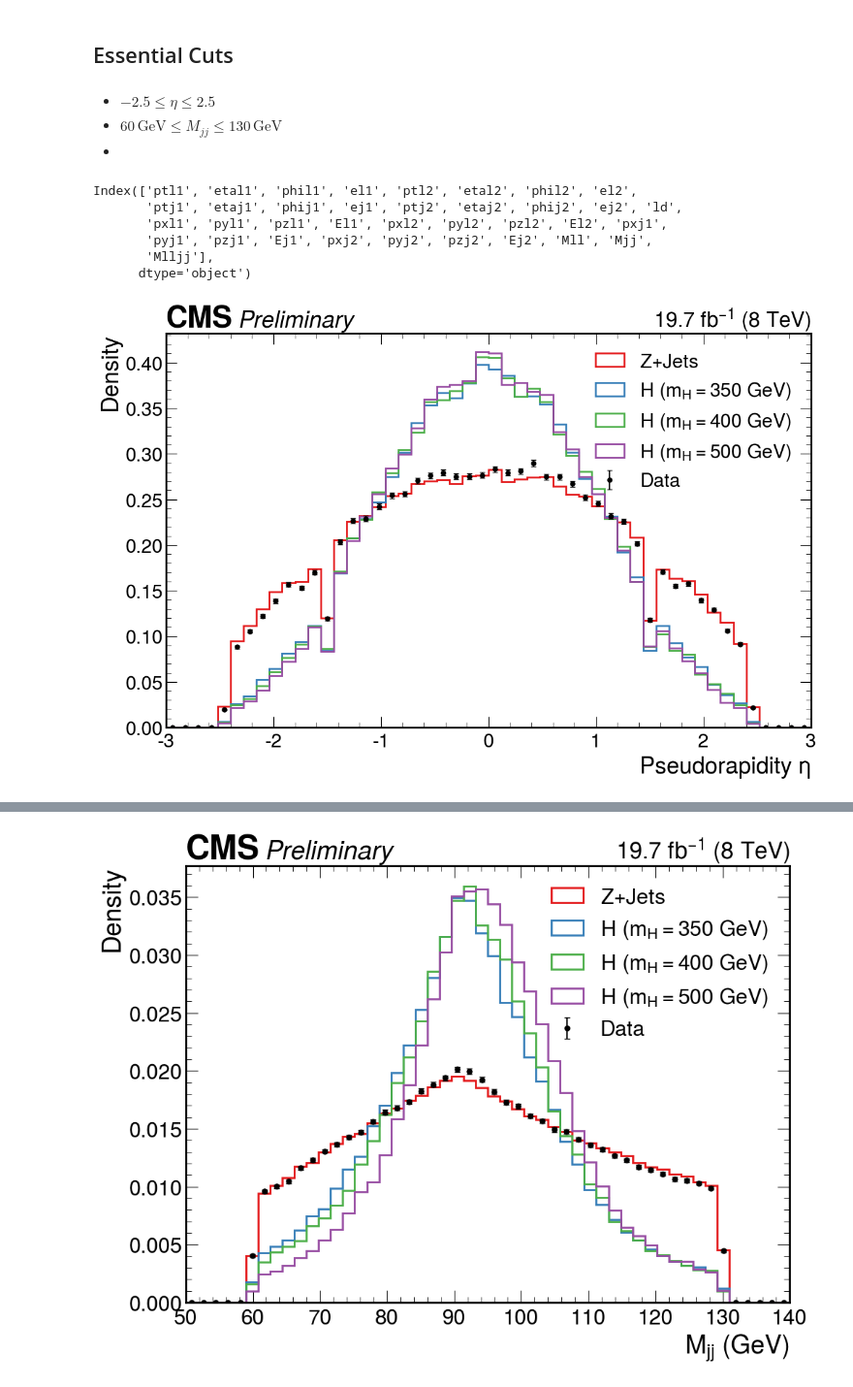
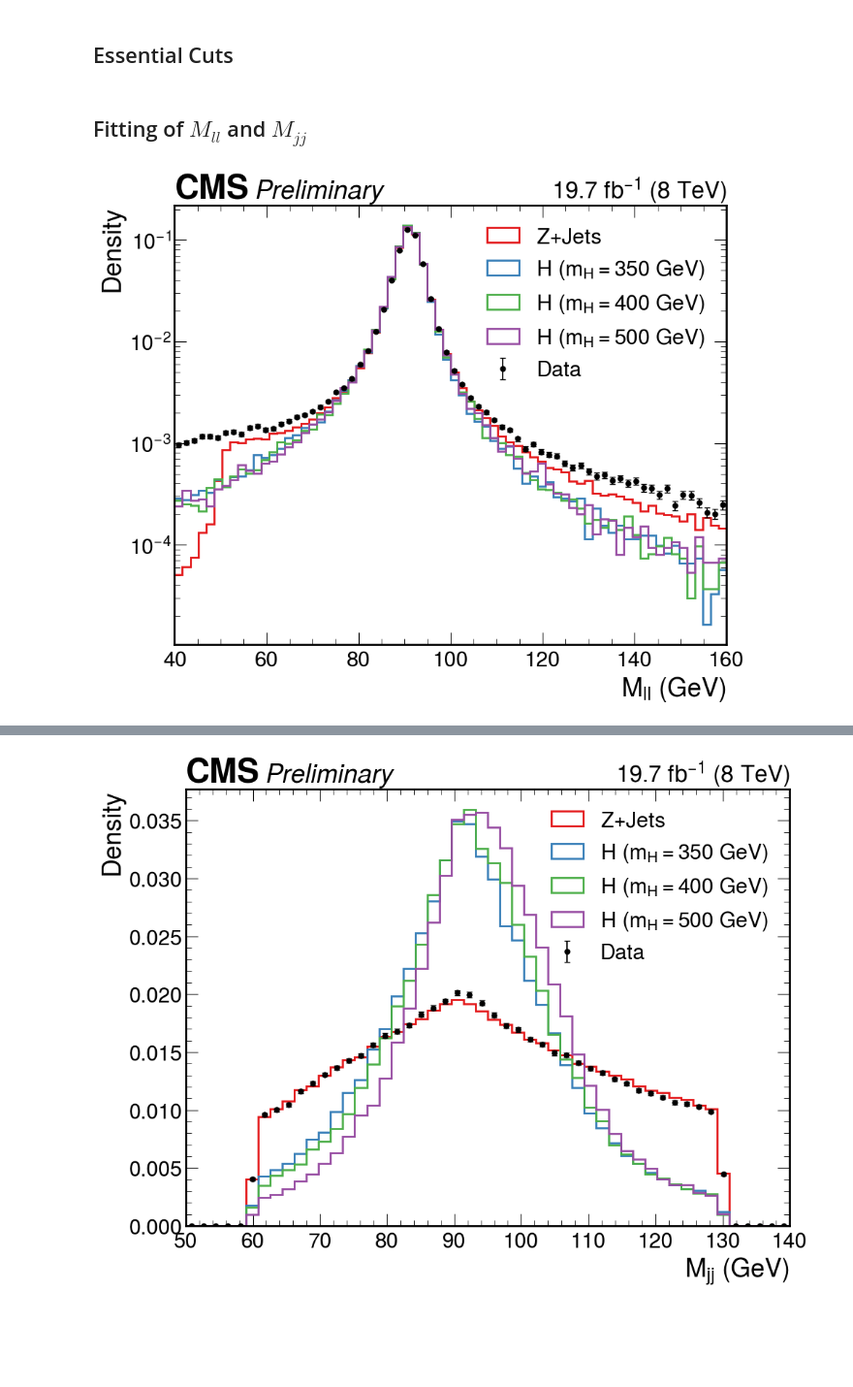
Before and after one commit to Diego-gt-phys/ExP-CMS, a Jupyter notebook: NewHiggs2l2j.ipynb, the cells around one changed output, grey strips where cells are left out. Shown at 97% size. Saved outputs shown, nothing was run; the diff lists cells and outputs as text; code cells hidden in the pictures; blank space fills up the shorter version.

```diff
--- a/NewHiggs2l2j.ipynb
+++ b/NewHiggs2l2j.ipynb
@@ -720,39 +977,25 @@ def plot_cut(sgn, bkg, var, result, x_range=None, xl=None):
 # %% [markdown]
 ## Essential Cuts
-# %% [markdown]
-
-
-*   $-2.5\leq\eta\leq2.5$
-*   $60\,\text{GeV} \leq M_{jj} \leq 130 \,\text{GeV}$
-*
-# %%
-# Print columns of data
-Data.columns
-# %% [output]
-Index(['ptl1', 'etal1', 'phil1', 'el1', 'ptl2', 'etal2', 'phil2', 'el2',
-       'ptj1', 'etaj1', 'phij1', 'ej1', 'ptj2', 'etaj2', 'phij2', 'ej2', 'ld',
-       'pxl1', 'pyl1', 'pzl1', 'El1', 'pxl2', 'pyl2', 'pzl2', 'El2', 'pxj1',
-       'pyj1', 'pzj1', 'Ej1', 'pxj2', 'pyj2', 'pzj2', 'Ej2', 'Mll', 'Mjj',
-       'Mlljj'],
-      dtype='object')
+# %% [markdown]
+## Fitting of $M_{ll}$ and $M_{jj}$
 # %%
 fig, ax = compare_cms(
-    var      = "etal1",
+    var      = "Mll",
     datasets = {
         "ZJets"    : {"df": ZJets,    "label": r"$Z$+Jets",                       "lumi": lumi_zjets},
         "Higgs350" : {"df": Higgs350, "label": r"$H\ (m_H = 350\ \mathrm{GeV})$", "lumi": lumi_higgs350},
         "Higgs400" : {"df": Higgs400, "label": r"$H\ (m_H = 400\ \mathrm{GeV})$", "lumi": lumi_higgs400},
         "Higgs500" : {"df": Higgs500, "label": r"$H\ (m_H = 500\ \mathrm{GeV})$", "lumi": lumi_higgs500},
         "Data"     : {"df": Data,     "label": "Data",                            "type": "data"},
     },
-    x_range  = (-3, 3),
-    figsize  = (13,8),
-    bins     = 50,
-    xl       = r"Pseudorapidity $\eta$",
+    x_range  = (40, 160),
+    bins     = 70,
+    xl       = r"$M_{ll}$ (GeV)",
     density  = True,
+    log      = True,
     lumi_ref = lumi_data,
     com      = 8,
     cms_label= "Preliminary",
 )
 # %% [output]
-[figure, old version]
+[figure, new version]
```
Also changed, not shown: parts of 28 cells of this notebook.
